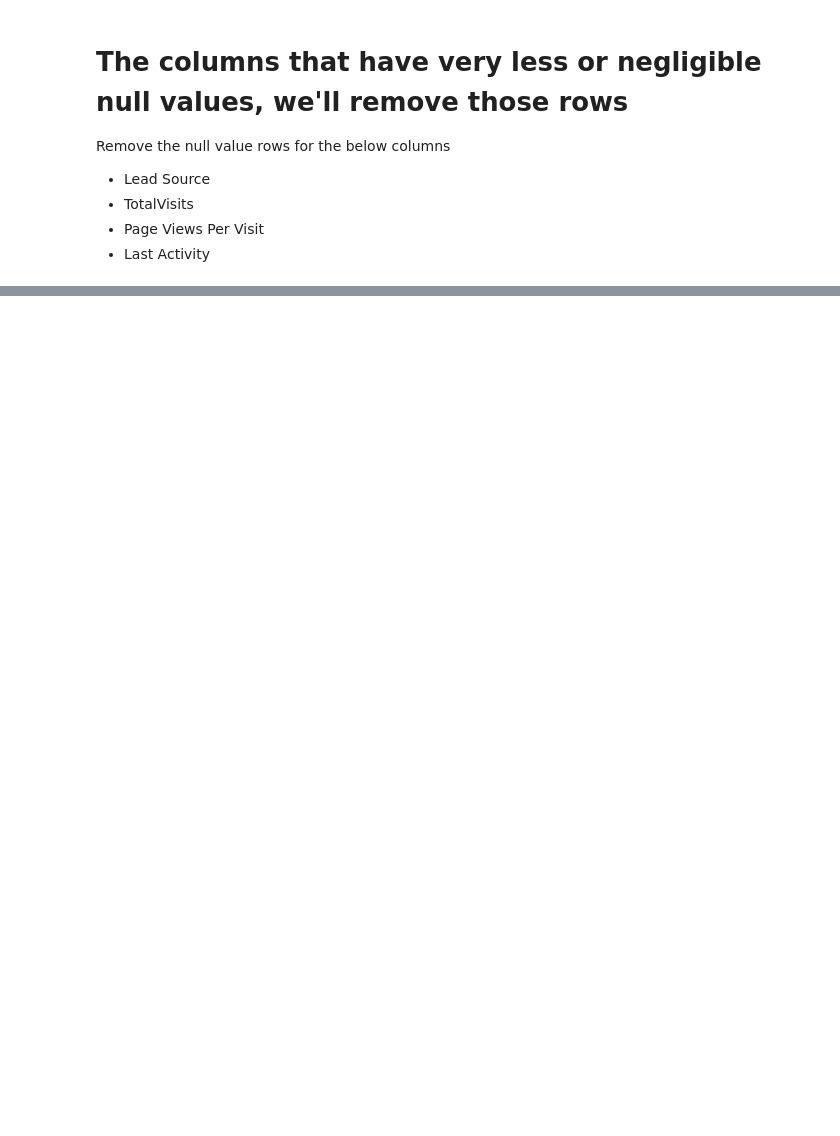
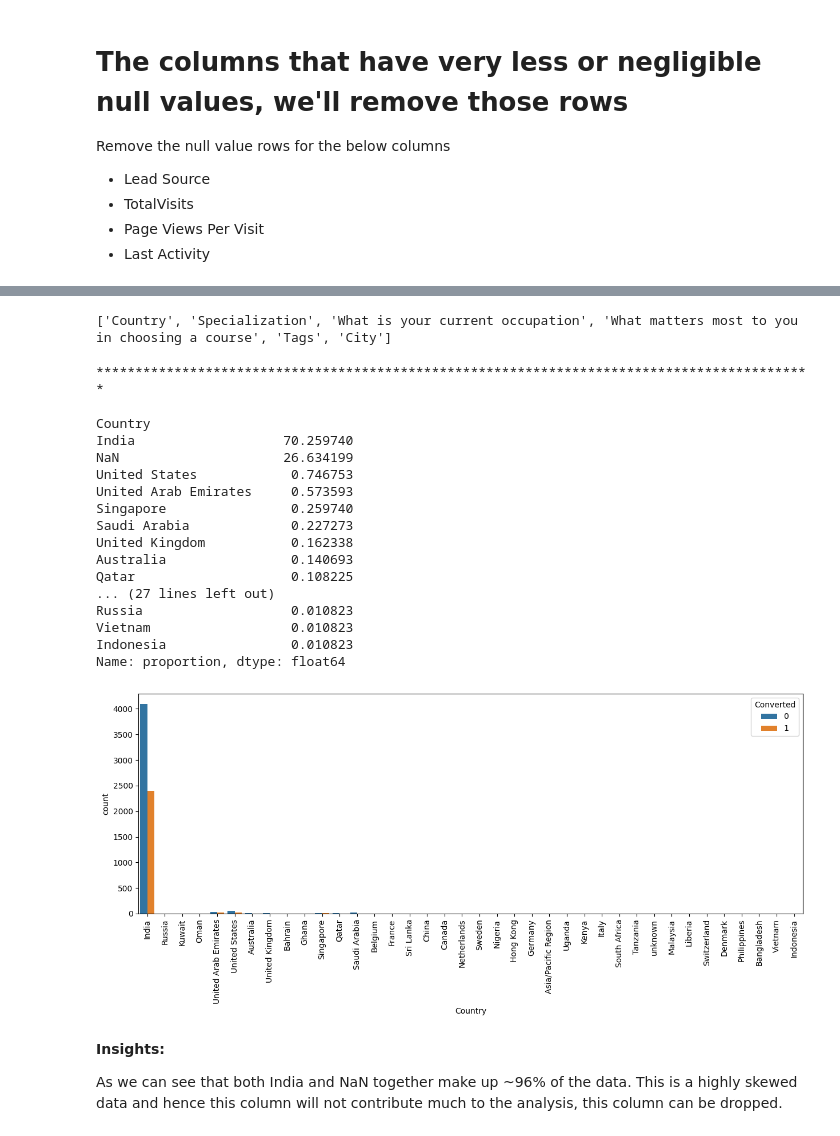
Before and after one commit to AkankshaDwivedi/lead-scoring-assignment, a Jupyter notebook: Lead_Scoring_Assignment_Akanksha.ipynb, the cells around one changed output, grey strips where cells are left out. Drawn from its saved outputs; the diff is of its cells as text; code cells hidden in the pictures; blank space fills up the shorter version.

Commit message:
Imputing values for columns with null values.

```diff
--- a/Lead_Scoring_Assignment_Akanksha.ipynb
+++ b/Lead_Scoring_Assignment_Akanksha.ipynb
@@ -82,0 +108,7 @@ memory usage: 2.6+ MB
+# %%
+# Let's validate if the 'Select' values are imputed
+select_col = []
+for col in lead_df.columns:
+    if 'Select' in lead_df[col].values:
+        select_col.append(col)
+print(f'The categorical columns having "Select" value are: \n{select_col} \n')
@@ -168,11 +180,0 @@ print(null_value_15)
-# %%
-# For columns wherein the null value percentage is greater than 15%, we will start checking them.
-
-for col in null_value_15:
-    print(f'******************************************************************************************** \n')
-    print(f'Column: {col} \n')
-    print(f'{lead_df[col].value_counts(normalize=True, dropna=False)*100} \n')
-    plt.figure(figsize=(15,5))
-    sns.countplot(x=lead_df[col])
-    plt.xticks(rotation=90)
-    plt.show()
@@ -280,3 +181,4 @@ Insights:
 # %%
-# Prospect ID and Lead Number are just IDS for the different customer. They do not add any value t the analassis and hence can be dropped
-# Replace 'Select' va;ues with NAN
+# Prospect ID and Lead Number are just ID's for the different customer. They do not add any value to the analysis and hence can be dropped
+
+lead_df.drop(columns=['Prospect ID', 'Lead Number'], axis=1, inplace=True)
@@ -331,0 +267,47 @@ dtype: float64
+# %%
+lead_columns = lead_df.columns
+
+null_value_15 = []
+for col in lead_columns:
+    if lead_df[col].isnull().sum()/len(lead_df)*100 > 15:
+        null_value_15.append(col)
+
+print(null_value_15)
+# %% [output]
+['Country', 'Specialization', 'What is your current occupation', 'What matters most to you in choosing a course', 'Tags', 'City']
+# %%
+def value_count_and_plot_graph(col):
+    print(f'******************************************************************************************** \n')
+    print(f'{lead_df[col].value_counts(normalize=True, dropna=False)*100} \n')
+    plt.figure(figsize=(15,5))
+    sns.countplot(x=lead_df[col], hue=lead_df.Converted)
+    plt.xticks(rotation=90)
+    plt.show()
+# %%
+# For columns wherein the null value percentage is greater than 15%, we will start checking them.
+# Let's start analysing country
+
+value_count_and_plot_graph('Country')
+# %% [output]
+********************************************************************************************
+
+Country
+India                   70.259740
+NaN                     26.634199
+United States            0.746753
+United Arab Emirates     0.573593
+Singapore                0.259740
+Saudi Arabia             0.227273
+United Kingdom           0.162338
+Australia                0.140693
+Qatar                    0.108225
+... (27 lines left out)
+Russia                   0.010823
+Vietnam                  0.010823
+Indonesia                0.010823
+Name: proportion, dtype: float64
+[figure, added]
+# %% [markdown]
+**Insights:**
+
+As we can see that both India and NaN together make up ~96% of the data. This is a highly skewed data and hence this column will not contribute much to the analysis, this column can be dropped.
```
Also changed, not shown: parts of 42 cells of this notebook.
